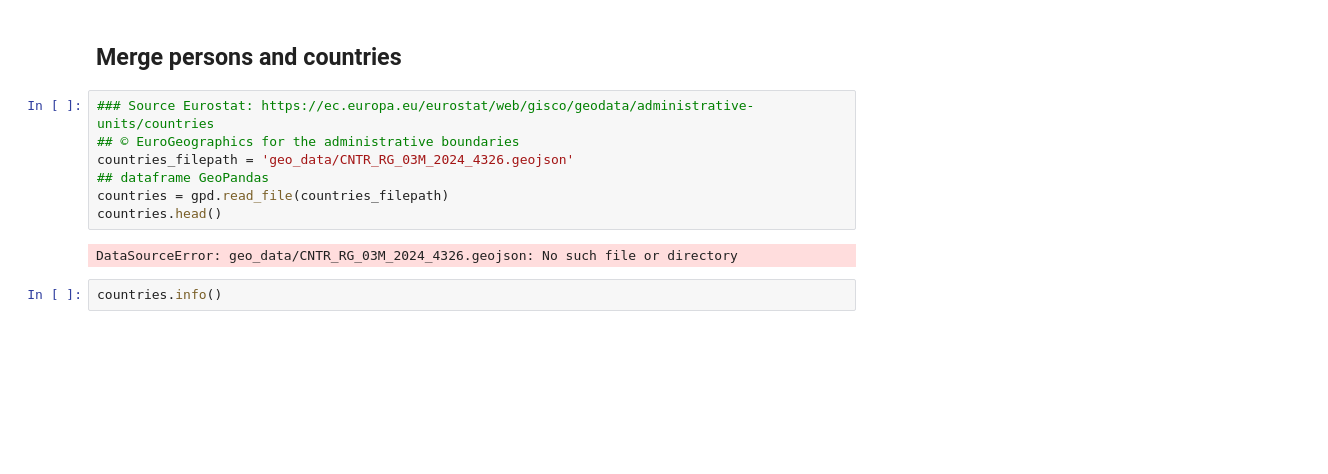
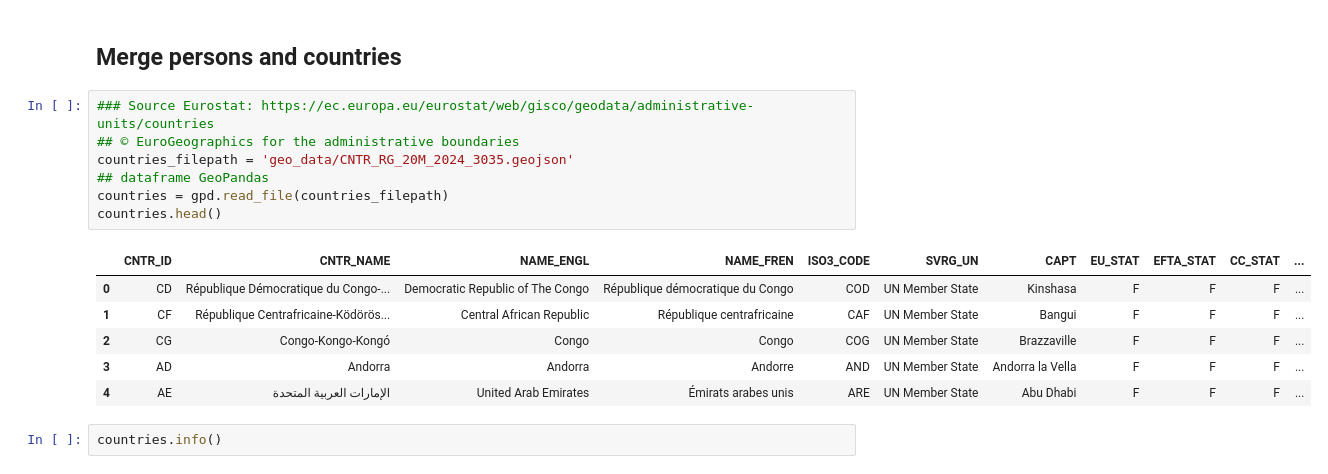
Before and after one commit to NicoSidler/LOD_NicoSidler, a Jupyter notebook: notebooks_jupyter/wikidata_exploration/da2_1_distribution_of_births_in_space.ipynb, the cells around one changed output. Saved outputs shown, nothing was run; the diff lists cells and outputs as text; blank space fills up the shorter version.

```diff
--- a/notebooks_jupyter/wikidata_exploration/da2_1_distribution_of_births_in_space.ipynb
+++ b/notebooks_jupyter/wikidata_exploration/da2_1_distribution_of_births_in_space.ipynb
@@ -809,12 +809,17 @@ pgr_reg.to_csv(file_address, index=False)
 # %%
 ### Source Eurostat: https://ec.europa.eu/eurostat/web/gisco/geodata/administrative-units/countries
 ## © EuroGeographics for the administrative boundaries
-countries_filepath = 'geo_data/CNTR_RG_03M_2024_4326.geojson'
+countries_filepath = 'geo_data/CNTR_RG_20M_2024_3035.geojson'
 ## dataframe GeoPandas
 countries = gpd.read_file(countries_filepath)
 countries.head()
 # %% [output]
-DataSourceError: geo_data/CNTR_RG_03M_2024_4326.geojson: No such file or directory
+|  | CNTR_ID | CNTR_NAME | NAME_ENGL | NAME_FREN | ISO3_CODE | SVRG_UN | CAPT | EU_STAT | EFTA_STAT | CC_STAT | ... |
+| 0 | CD | République Démocratique du Congo-... | Democratic Republic of The Congo | République démocratique du Congo | COD | UN Member State | Kinshasa | F | F | F | ... |
+| 1 | CF | République Centrafricaine-Ködörös... | Central African Republic | République centrafricaine | CAF | UN Member State | Bangui | F | F | F | ... |
+| 2 | CG | Congo-Kongo-Kongó | Congo | Congo | COG | UN Member State | Brazzaville | F | F | F | ... |
+| 3 | AD | Andorra | Andorra | Andorre | AND | UN Member State | Andorra la Vella | F | F | F | ... |
+| 4 | AE | الإمارات العربية المتحدة | United Arab Emirates | Émirats arabes unis | ARE | UN Member State | Abu Dhabi | F | F | F | ... |
 # %%
 countries.info()
 # %% [output]
```
Also changed, not shown: parts of 8 cells of this notebook.
